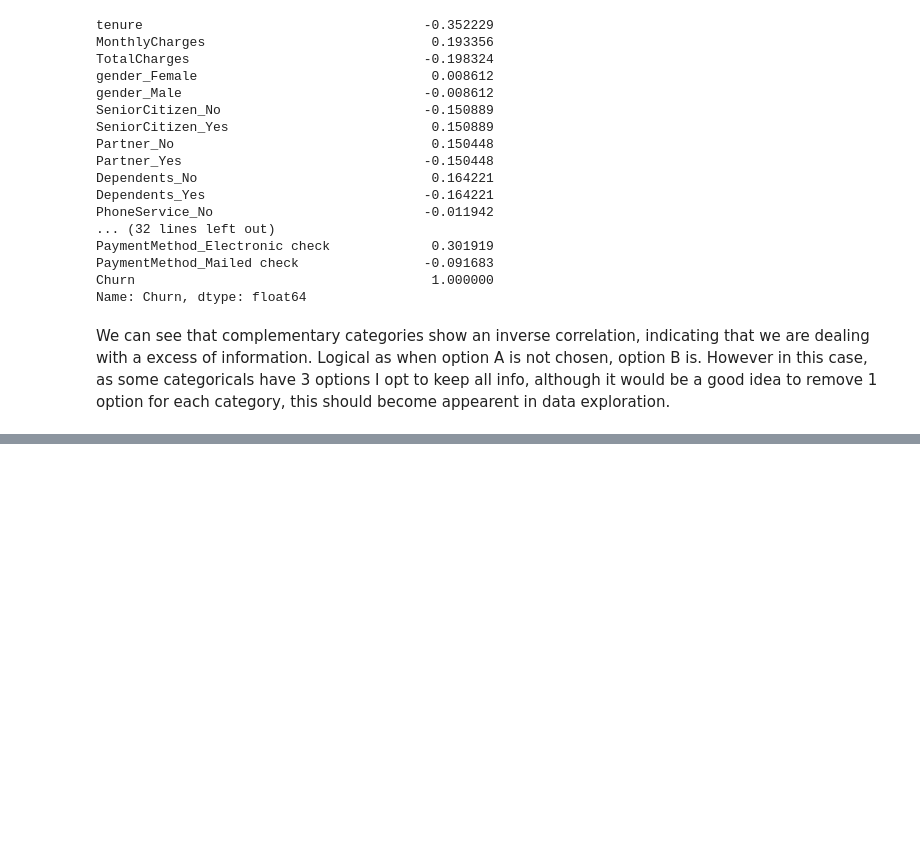
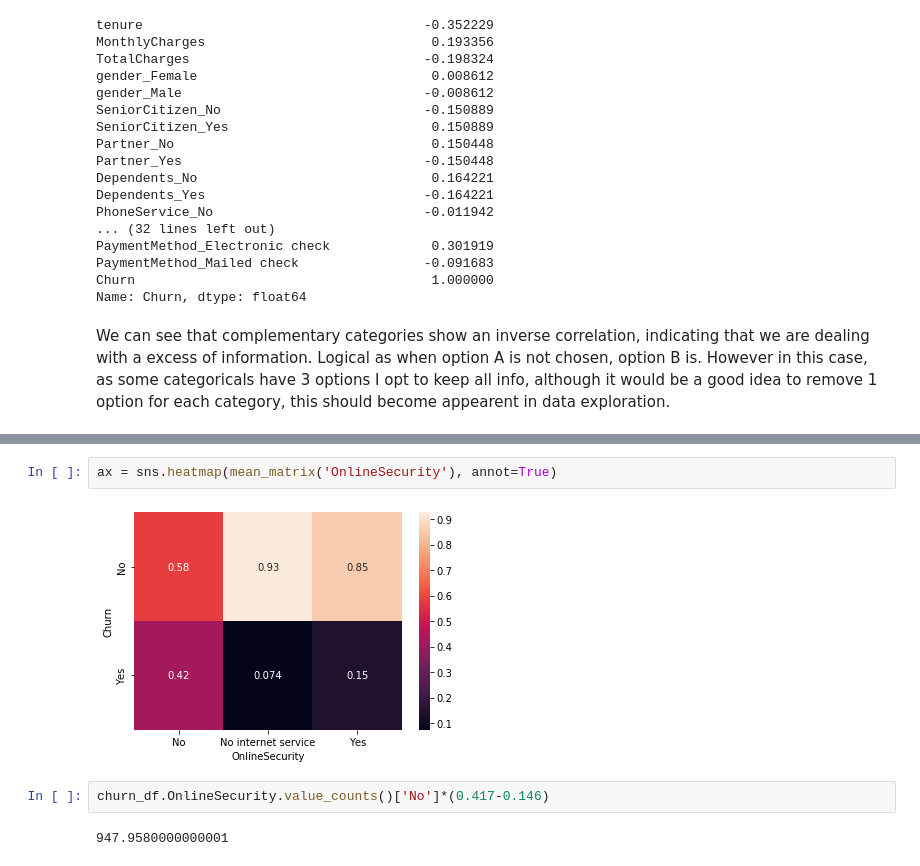
Before and after one commit to LorenzF/data-science-practical-approach, a Jupyter notebook: src/_build/jupyter_execute/c7_case_studies/Churn.ipynb, the cells around one changed output, grey strips where cells are left out. Saved outputs shown, nothing was run; the diff lists cells and outputs as text; blank space fills up the shorter version.

```diff
--- a/src/_build/jupyter_execute/c7_case_studies/Churn.ipynb
+++ b/src/_build/jupyter_execute/c7_case_studies/Churn.ipynb
@@ -337,0 +780,8 @@ However in this case, as some categoricals have 3 options I opt to keep all info
+# %%
+ax = sns.heatmap(mean_matrix('OnlineSecurity'), annot=True)
+# %% [output]
+[figure, added]
+# %%
+churn_df.OnlineSecurity.value_counts()['No']*(0.417-0.146)
+# %% [output]
+947.9580000000001
```
Also changed, not shown: parts of 127 cells of this notebook, 48 other files.
